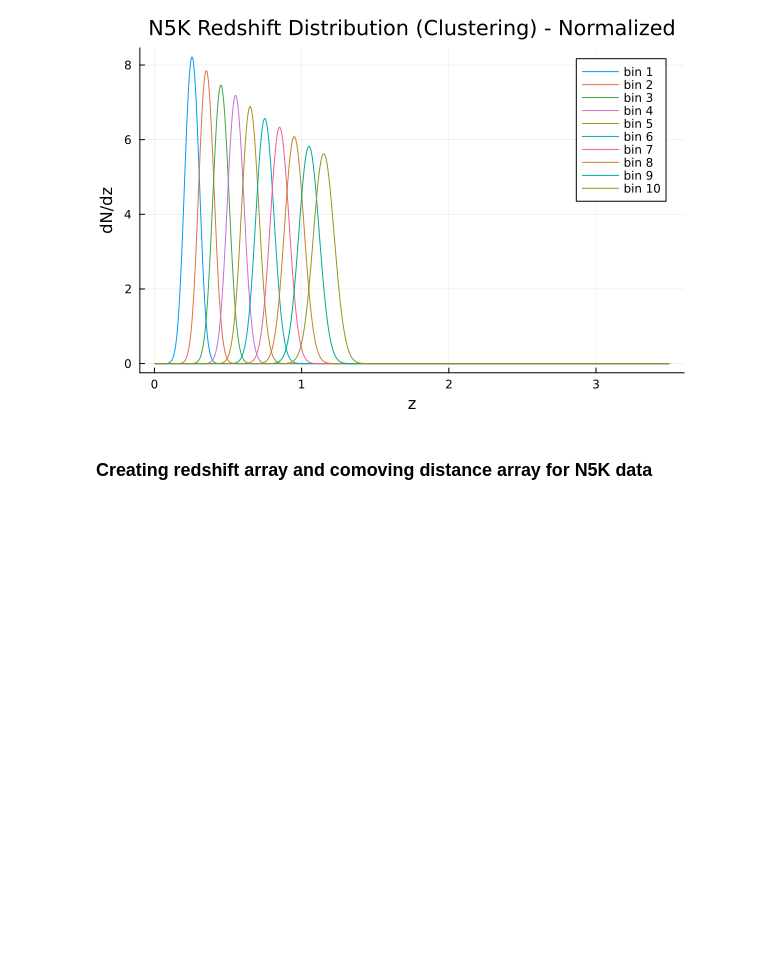
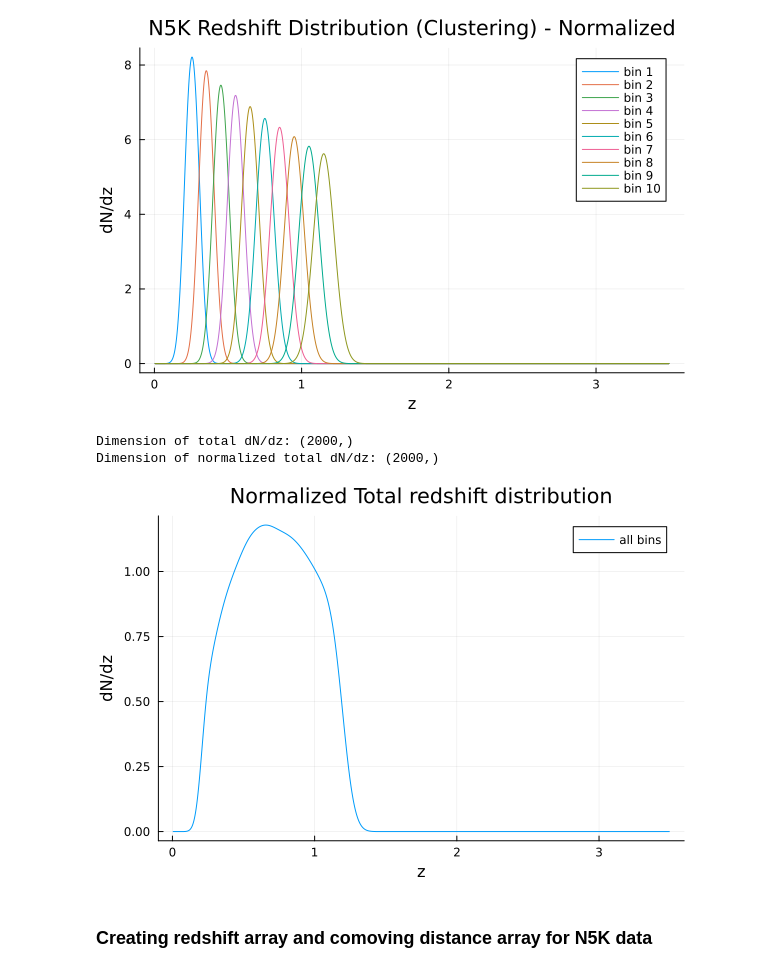
Before and after one commit to anvi-git/3D_Angular_Power_Spectrum, a Jupyter notebook: notebooks/beyond_BLAST.ipynb, the cells around one changed output. Saved outputs shown, nothing was run; the diff lists cells and outputs as text; code cells hidden in the pictures; blank space fills up the shorter version.

```diff
--- a/notebooks/beyond_BLAST.ipynb
+++ b/notebooks/beyond_BLAST.ipynb
@@ -136,6 +134,18 @@ title!(p, "N5K Redshift Distribution (Clustering) - Normalized")
 display(p)
 # %% [output]
 [figure]
+# %%
+dNdz_tot = sum(n_z_matrix, dims = 2)[:, 1]
+#plot(z_n5k, dNdz_tot, label = "all bins", xlabel = "z", ylabel = "dN/dz", title = "Total redshift distribution")
+println("Dimension of total dN/dz: $(size(dNdz_tot))")
+dNdz_tot_norm = dNdz_tot ./ quadgk(x -> DataInterpolations.AkimaInterpolation(dNdz_tot, z_n5k, extrapolation=ExtrapolationType.Linear)(x),
+                                   minimum(z_n5k), maximum(z_n5k))[1]
+println("Dimension of normalized total dN/dz: $(size(dNdz_tot_norm))")
+plot(z_n5k, dNdz_tot_norm, label = "all bins", xlabel = "z", ylabel = "dN/dz", title = "Normalized Total redshift distribution")
+# %% [output]
+Dimension of total dN/dz: (2000,)
+Dimension of normalized total dN/dz: (2000,)
+[figure, added]
 # %% [markdown]
 ### Creating redshift array and comoving distance array for N5K data
 # %%
```
Also changed, not shown: parts of 56 cells of this notebook, 5 other files.
